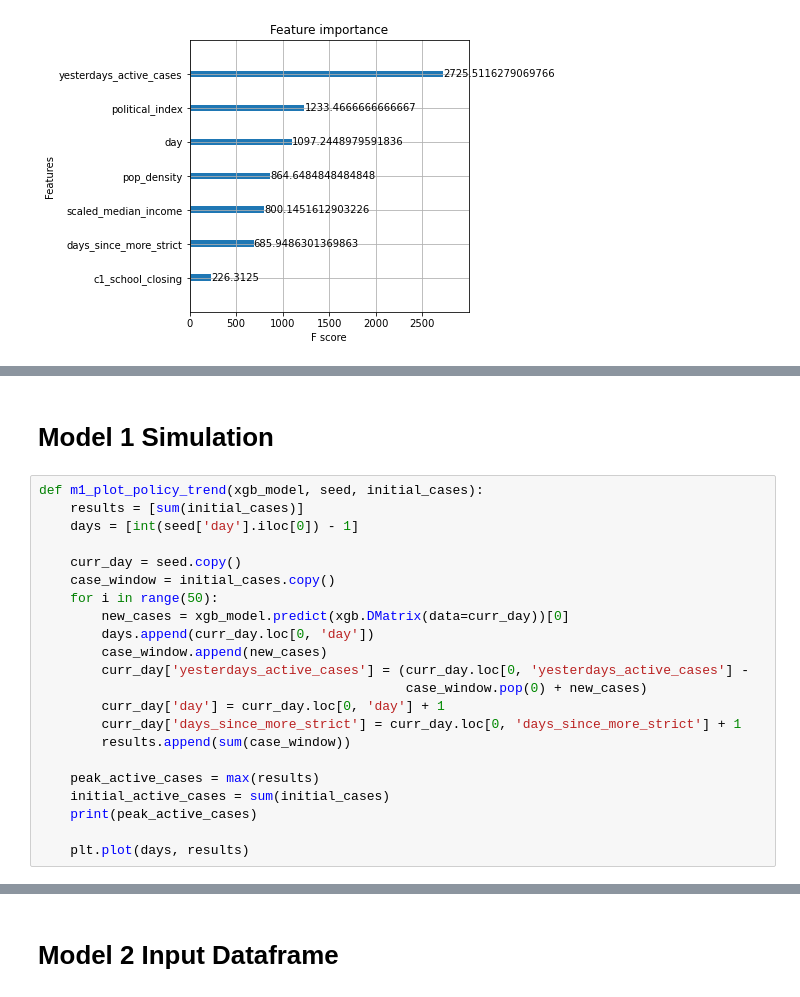
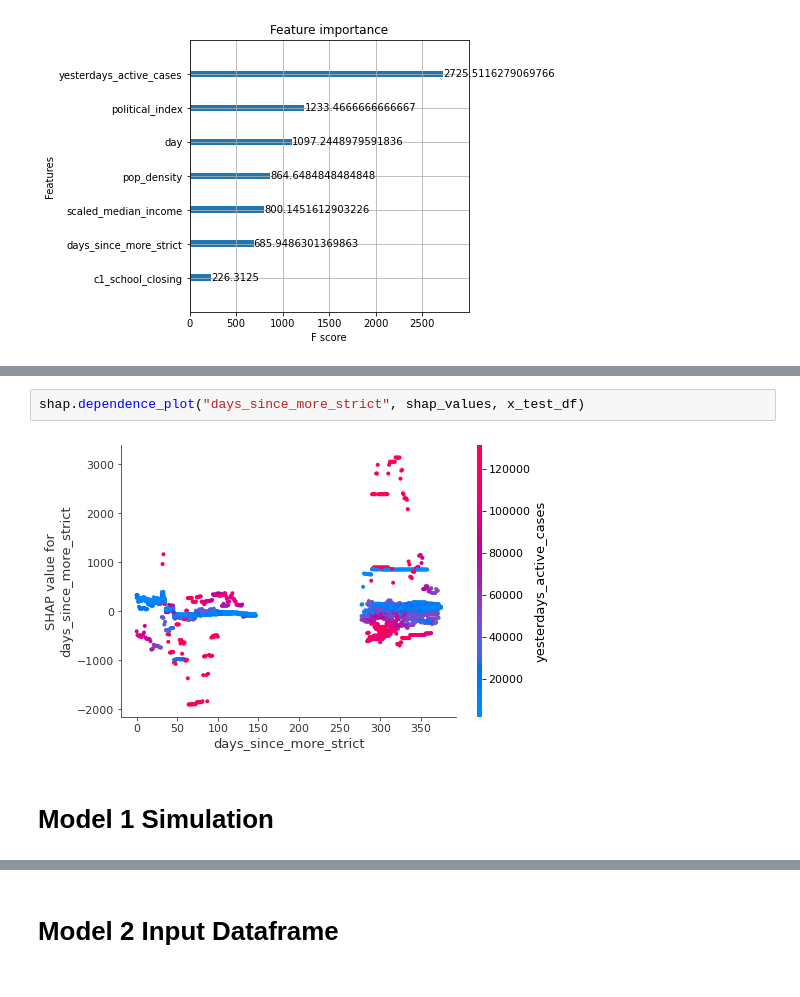
Before and after one commit to sashafomina/covid_policy_analysis, a Jupyter notebook: xgboost_closure.ipynb, the cells around one changed output, grey strips where cells are left out. Drawn from its saved outputs; the diff is of its cells as text.

```diff
--- a/xgboost_closure.ipynb
+++ b/xgboost_closure.ipynb
@@ -162,24 +203,6 @@ RMSE Error of Best Param Model on Test Set: 2739.4083470062424
+# %%
+shap.dependence_plot("days_since_more_strict", shap_values, x_test_df)
+# %% [output]
+[figure, added]
 # %% [markdown]
 # Model 1 Simulation
-# %%
-def m1_plot_policy_trend(xgb_model, seed, initial_cases):
-    results = [sum(initial_cases)]
-    days = [int(seed['day'].iloc[0]) - 1]
-
-    curr_day = seed.copy()
-    case_window = initial_cases.copy()
-    for i in range(50):
-        new_cases = xgb_model.predict(xgb.DMatrix(data=curr_day))[0]
-        days.append(curr_day.loc[0, 'day'])
-        case_window.append(new_cases)
-        curr_day['yesterdays_active_cases'] = (curr_day.loc[0, 'yesterdays_active_cases'] -
-                                               case_window.pop(0) + new_cases)
-        curr_day['day'] = curr_day.loc[0, 'day'] + 1
-        curr_day['days_since_more_strict'] = curr_day.loc[0, 'days_since_more_strict'] + 1
-        results.append(sum(case_window))
-
-    peak_active_cases = max(results)
-    initial_active_cases = sum(initial_cases)
-    print(peak_active_cases)
-
-    plt.plot(days, results)
```
Also changed, not shown: parts of 30 cells of this notebook, 1 other file.
